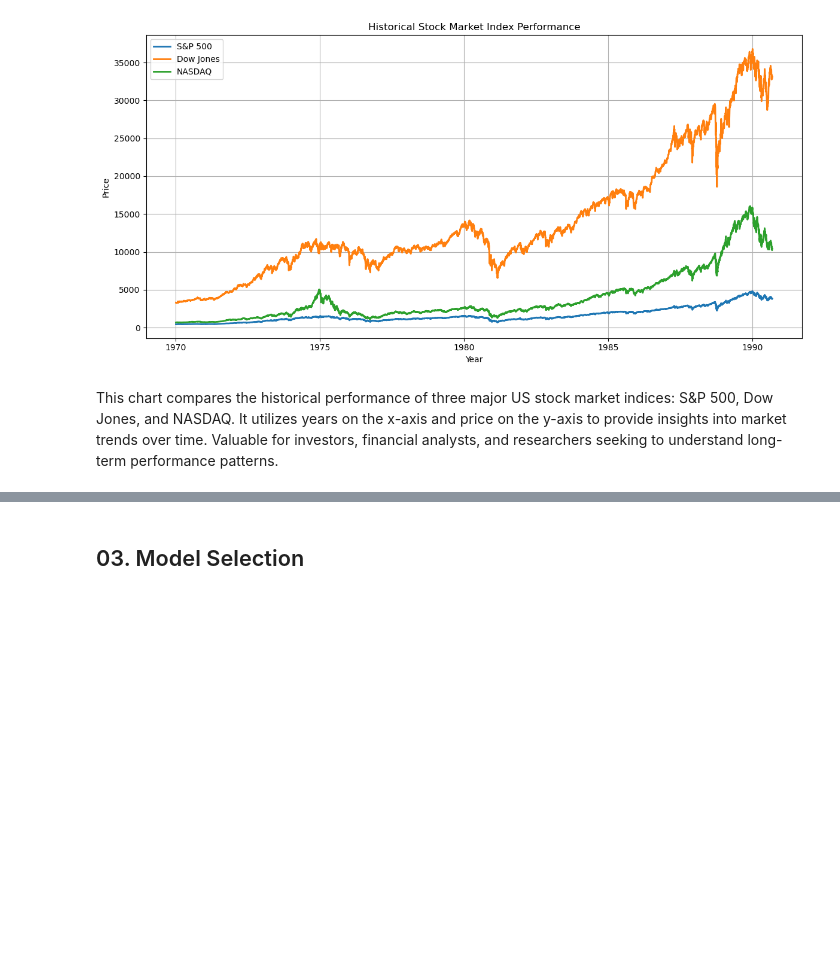
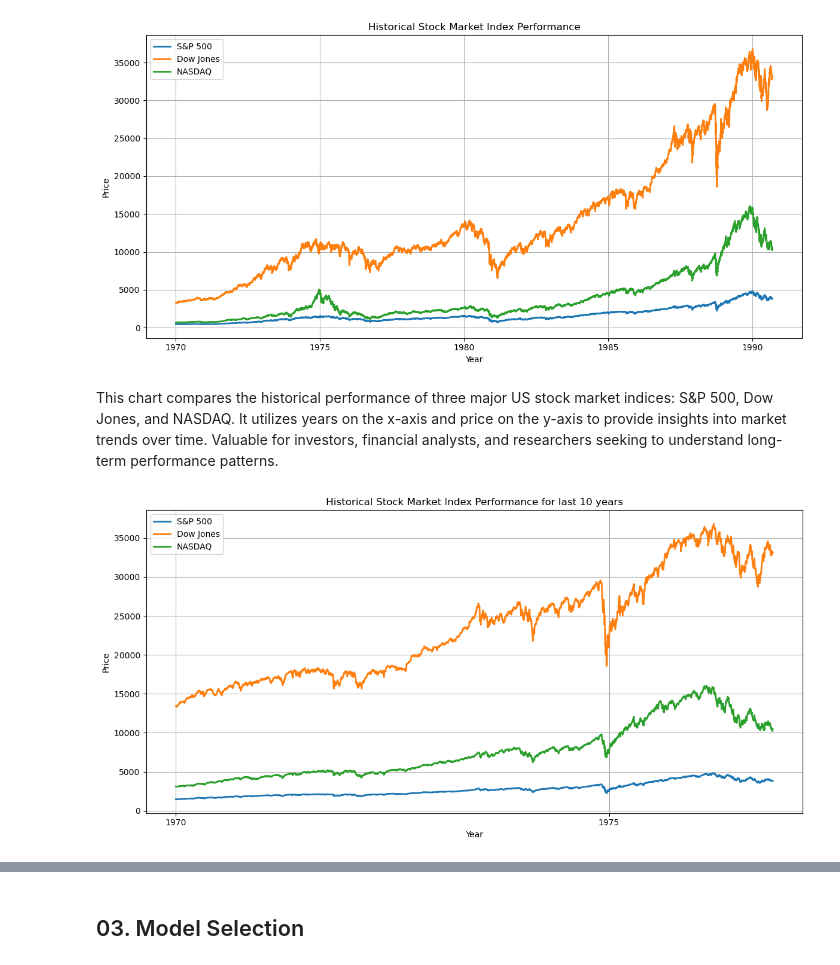
Before and after one commit to borisov5/Machine-Learning-September-2023, a Jupyter notebook: My Project/my_project.ipynb, the cells around one changed output, grey strips where cells are left out. Drawn from its saved outputs; the diff is of its cells as text; code cells hidden in the pictures; blank space fills up the shorter version.

```diff
--- a/My Project/my_project.ipynb
+++ b/My Project/my_project.ipynb
@@ -59,6 +59,21 @@ else:
         data = yf.download(symbol, start=start_date, end=end_date)
         historical_data[symbol] = data["Adj Close"]
         historical_data.to_csv("historical_data.csv")
+# %%
+symbols = ["^GSPC", "^DJI", "^IXIC"]  # S&P 500, Dow Jones, and NASDAQ
+
+ten_years_start_date = datetime.datetime(2013, 1, 1)
+ten_years_end_date = datetime.datetime(2023, 1, 1)
+
+historical_data_last_ten_years = pd.DataFrame()
+
+if os.path.exists("historical_data_last_ten_years.csv"):
+    historical_data_last_ten_years = pd.read_csv("historical_data_last_ten_years.csv", index_col = 0)
+else:
+    for symbol in symbols:
+        data = yf.download(symbol, start=ten_years_start_date, end=ten_years_end_date)
+        historical_data_last_ten_years[symbol] = data["Adj Close"]
+        historical_data_last_ten_years.to_csv("historical_data_last_ten_years.csv")
 # %% [markdown]
 In this phase of the project, we focus on gathering historical financial data for the major US indices, including S&P 500, Dow Jones, and NASDAQ. The code responsible for data collection is structured as follows:
 
@@ -148,3 +163,25 @@ plt.show()
 [figure]
 # %% [markdown]
 This chart compares the historical performance of three major US stock market indices: S&P 500, Dow Jones, and NASDAQ. It utilizes years on the x-axis and price on the y-axis to provide insights into market trends over time. Valuable for investors, financial analysts, and researchers seeking to understand long-term performance patterns.
+# %%
+plt.figure(figsize=(12, 6))
+
+plt.plot(historical_data_last_ten_years.index, historical_data_last_ten_years["^GSPC"], label="S&P 500", linewidth=2)
+plt.plot(historical_data_last_ten_years.index, historical_data_last_ten_years["^DJI"], label="Dow Jones", linewidth=2)
+plt.plot(historical_data_last_ten_years.index, historical_data_last_ten_years["^IXIC"], label="NASDAQ", linewidth=2)
+
+plt.gca().xaxis.set_major_formatter(mdates.DateFormatter("%Y"))
+plt.gca().xaxis.set_major_locator(mdates.YearLocator(base=5))
+
+plt.xlabel("Year")
+plt.ylabel("Price")
+
+plt.title("Historical Stock Market Index Performance for last 10 years")
+plt.legend()
+
+plt.grid()
+plt.tight_layout()
+
+plt.show()
+# %% [output]
+[figure, added]
```
Also changed, not shown: parts of 32 cells of this notebook, 2 other files.
